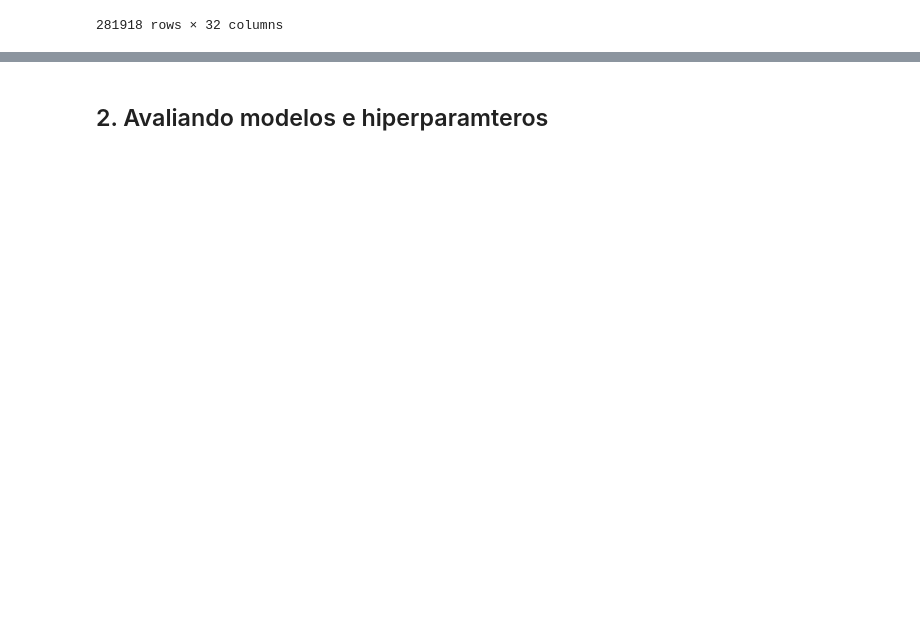
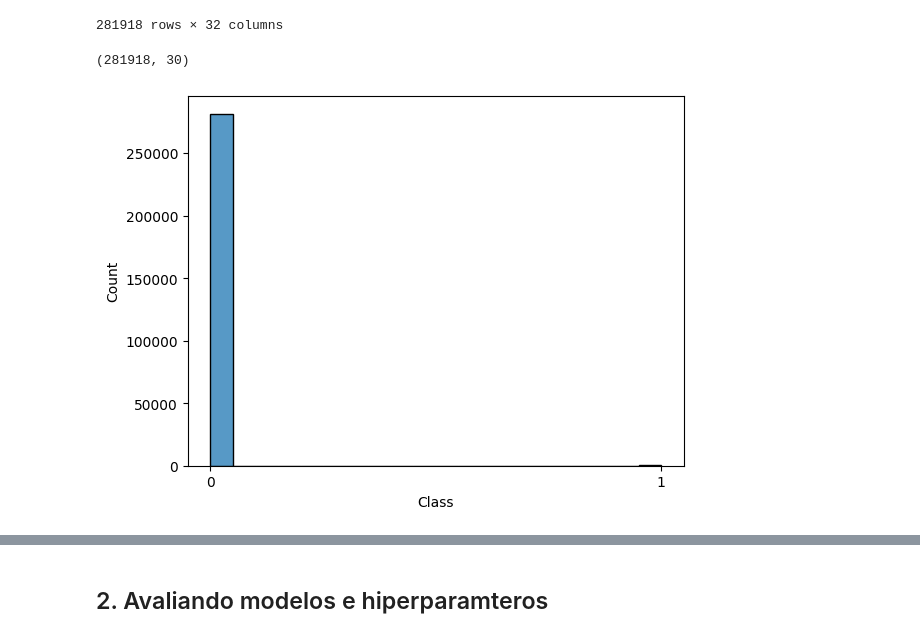
Before and after one commit to Gustavo-michel/Credit-Card-Fraud-Detection, a Jupyter notebook: notebooks/model.ipynb, the cells around one changed output, grey strips where cells are left out. Saved outputs shown, nothing was run; the diff lists cells and outputs as text; code cells hidden in the pictures; blank space fills up the shorter version.

```diff
--- a/notebooks/model.ipynb
+++ b/notebooks/model.ipynb
@@ -36,0 +36,9 @@ X.drop(["Unnamed: 0", "Time"], axis=1, inplace=True)
+# %%
+X.shape
+# %% [output]
+(281918, 30)
+# %%
+sns.histplot(x=y)
+plt.locator_params(axis='x', nbins=2)
+# %% [output]
+[figure, added]
```
Also changed, not shown: parts of 17 cells of this notebook, 2 other files.
